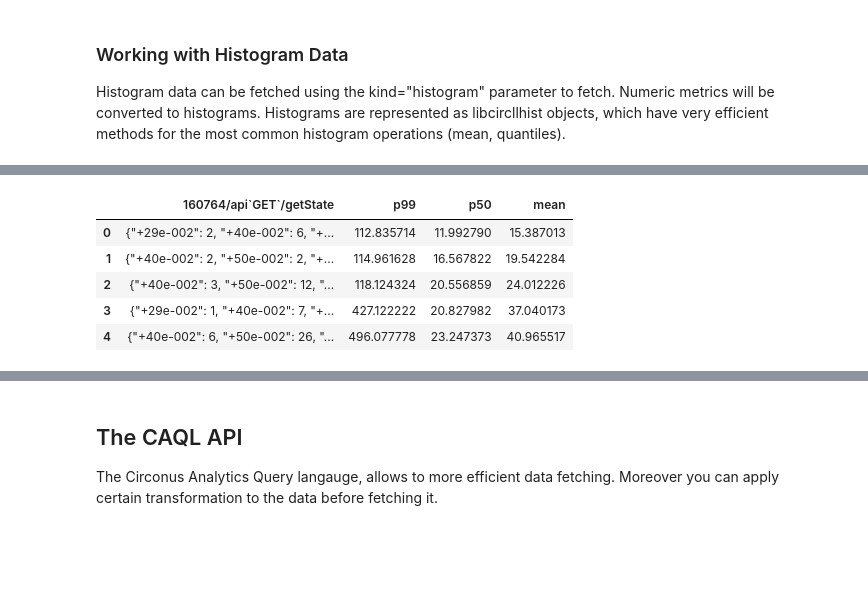
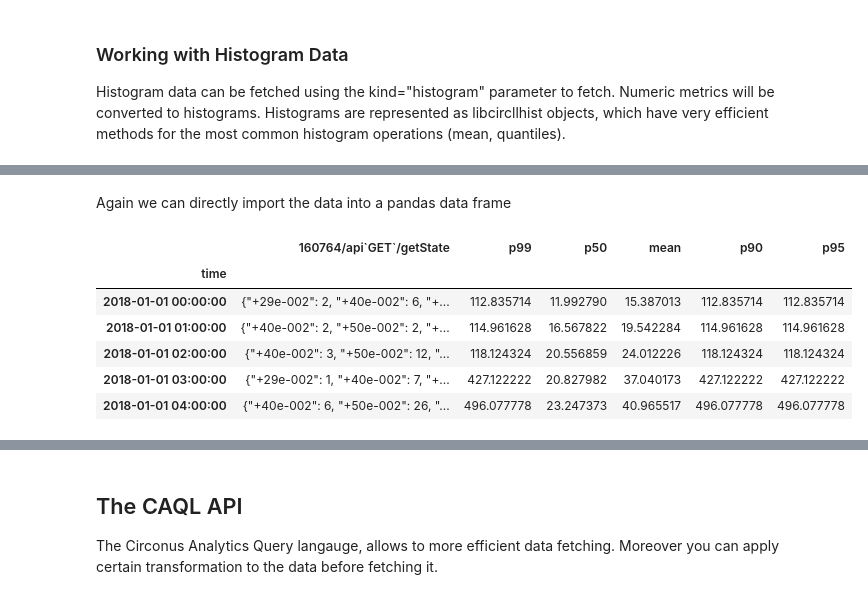
Before and after one commit to HeinrichHartmann/DS4OPS, a Jupyter notebook: work/Circonus for Data Science.ipynb, the cells around one changed output, grey strips where cells are left out. Saved outputs shown, nothing was run; the diff lists cells and outputs as text; code cells hidden in the pictures; blank space fills up the shorter version.

```diff
--- a/work/Circonus for Data Science.ipynb
+++ b/work/Circonus for Data Science.ipynb
@@ -87,0 +34,3 @@ check_id   type       metric_name
+# %%
+import circonusdata
+circ = circonusdata.CirconusData(api_token)
@@ -130,3 +133,6 @@ for tick in ax.get_xticklabels():
 Histogram data can be fetched using the kind="histogram" parameter to fetch.
 Numeric metrics will be converted to histograms.
 Histograms are represented as libcircllhist objects, which have very efficient methods for the most common histogram operations (mean, quantiles).
+# %%
+MH = circ.search("api`GET`/getState", limit=1)
+print(MH)
@@ -133,2 +145,2 @@ Histograms are represented as libcircllhist objects, which have very efficient m
 # %%
-M = circ.search("api`GET`/getState").fetch(datetime(2018,1,1).timestamp(), 60*60, 7*24, kind="histogram")
+RH = MH.fetch(datetime(2018,1,1), 60*60, 24, kind="histogram")
@@ -135,17 +168,27 @@ M = circ.search("api`GET`/getState").fetch(datetime(2018,1,1).timestamp(), 60*60
+# %% [markdown]
+Again we can directly import the data into a pandas data frame
+# %%
+# We can directly work with circonus histograms in pandas
+dfh = pd.DataFrame(RH)
+
+# [OPTIONAL] Make the DataFrame aware of the time column
+dfh['time']=pd.to_datetime(dfh['time'],unit='s')
+dfh.set_index('time', inplace=True)
 # %%
-# We can directly work with circonus histograms in pandas
-dfh = pd.DataFrame(M)
-dfh['p99'] = dfh['160764/api`GET`/getState'].map(lambda h: h.quantile(0.99))
-dfh['p50'] = dfh['160764/api`GET`/getState'].map(lambda h: h.quantile(0.5))
-dfh['mean'] = dfh['160764/api`GET`/getState'].map(lambda h: h.mean())
+dfh['p99'] = dfh.iloc[:,0].map(lambda h: h.quantile(0.99))
+dfh['p90'] = dfh.iloc[:,0].map(lambda h: h.quantile(0.99))
+dfh['p95'] = dfh.iloc[:,0].map(lambda h: h.quantile(0.99))
+dfh['p50'] = dfh.iloc[:,0].map(lambda h: h.quantile(0.5))
+dfh['mean'] = dfh.iloc[:,0].map(lambda h: h.mean())
 dfh.head()
 # %% [output]
-|  | 160764/api`GET`/getState | p99 | p50 | mean |
-| 0 | {"+29e-002": 2, "+40e-002": 6, "+... | 112.835714 | 11.992790 | 15.387013 |
-| 1 | {"+40e-002": 2, "+50e-002": 2, "+... | 114.961628 | 16.567822 | 19.542284 |
-| 2 | {"+40e-002": 3, "+50e-002": 12, "... | 118.124324 | 20.556859 | 24.012226 |
-| 3 | {"+29e-002": 1, "+40e-002": 7, "+... | 427.122222 | 20.827982 | 37.040173 |
-| 4 | {"+40e-002": 6, "+50e-002": 26, "... | 496.077778 | 23.247373 | 40.965517 |
+|  | 160764/api`GET`/getState | p99 | p50 | mean | p90 | p95 |
+| time |  |  |  |  |  |  |
+| 2018-01-01 00:00:00 | {"+29e-002": 2, "+40e-002": 6, "+... | 112.835714 | 11.992790 | 15.387013 | 112.835714 | 112.835714 |
+| 2018-01-01 01:00:00 | {"+40e-002": 2, "+50e-002": 2, "+... | 114.961628 | 16.567822 | 19.542284 | 114.961628 | 114.961628 |
+| 2018-01-01 02:00:00 | {"+40e-002": 3, "+50e-002": 12, "... | 118.124324 | 20.556859 | 24.012226 | 118.124324 | 118.124324 |
+| 2018-01-01 03:00:00 | {"+29e-002": 1, "+40e-002": 7, "+... | 427.122222 | 20.827982 | 37.040173 | 427.122222 | 427.122222 |
+| 2018-01-01 04:00:00 | {"+40e-002": 6, "+50e-002": 26, "... | 496.077778 | 23.247373 | 40.965517 | 496.077778 | 496.077778 |
 # %%
 dfh.plot(figsize=(20,5))
 # %% [output]
```
Also changed, not shown: parts of 37 cells of this notebook.
